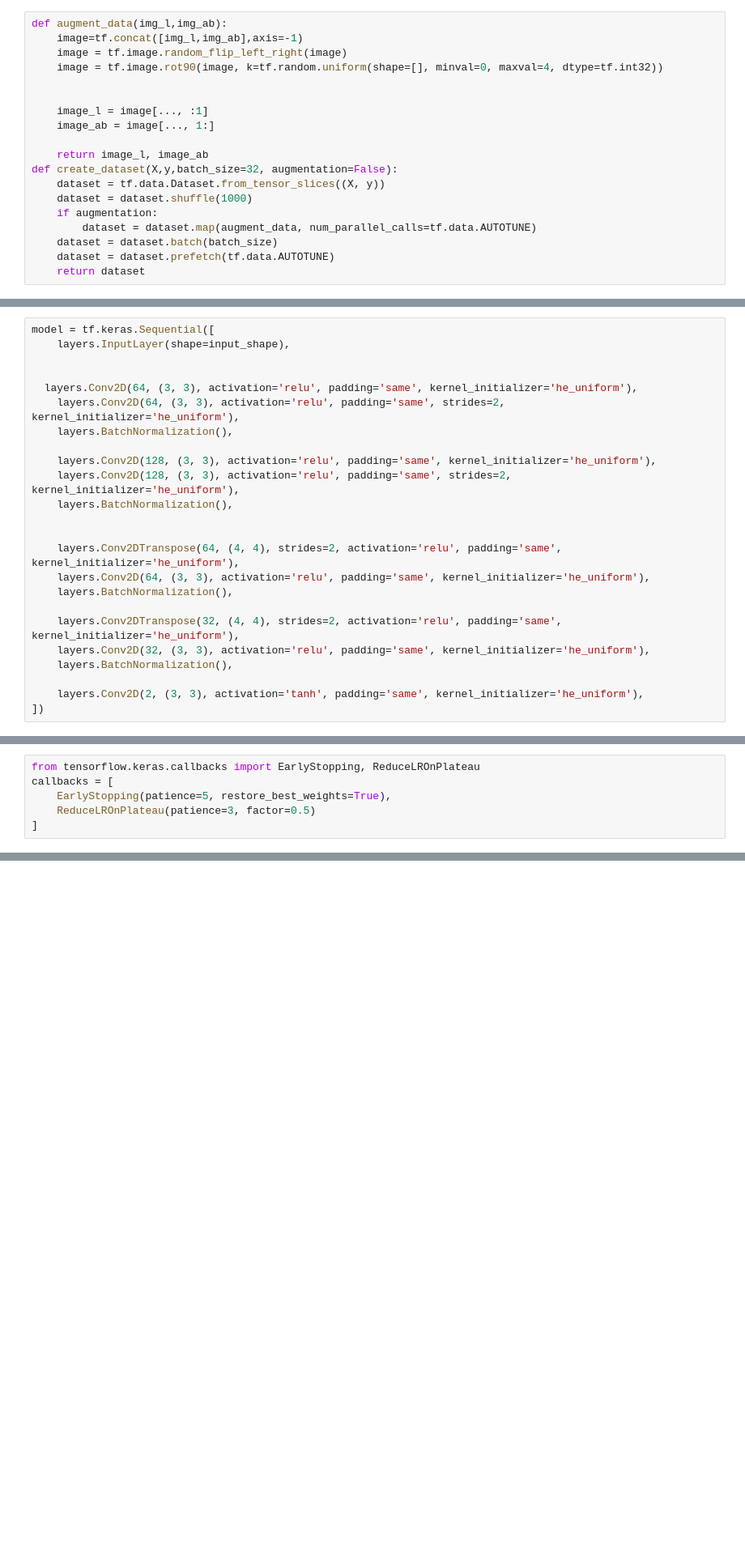
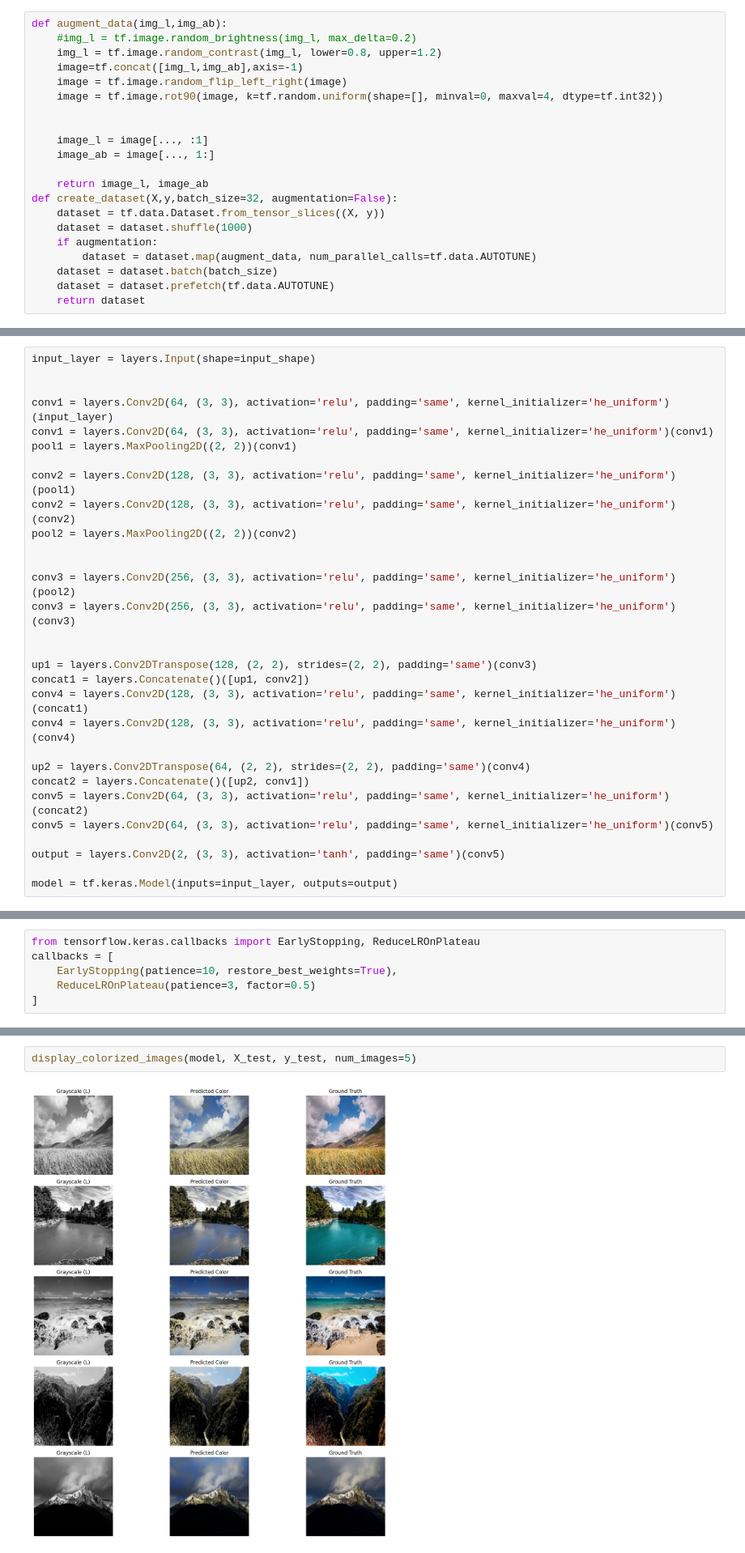
Before and after one commit to pponikwia02/CNN-Colorization, a Jupyter notebook: model_upgraded.ipynb, the cells around one changed output, grey strips where cells are left out. Shown at 81% size. Drawn from its saved outputs; the diff is of its cells as text; blank space fills up the shorter version.

Commit message:
trained new model

```diff
--- a/model_upgraded.ipynb
+++ b/model_upgraded.ipynb
@@ -18,5 +18,7 @@ IMG_DIM =(224,224)
 # %%
 def augment_data(img_l,img_ab):
+    #img_l = tf.image.random_brightness(img_l, max_delta=0.2)
+    img_l = tf.image.random_contrast(img_l, lower=0.8, upper=1.2)
     image=tf.concat([img_l,img_ab],axis=-1)
     image = tf.image.random_flip_left_right(image)
     image = tf.image.rot90(image, k=tf.random.uniform(shape=[], minval=0, maxval=4, dtype=tf.int32))
@@ -105,27 +109,33 @@ print(input_shape)
 # %%
-model = tf.keras.Sequential([
-    layers.InputLayer(shape=input_shape),
+input_layer = layers.Input(shape=input_shape)
 
 
-  layers.Conv2D(64, (3, 3), activation='relu', padding='same', kernel_initializer='he_uniform'),
-    layers.Conv2D(64, (3, 3), activation='relu', padding='same', strides=2, kernel_initializer='he_uniform'),
-    layers.BatchNormalization(),
+conv1 = layers.Conv2D(64, (3, 3), activation='relu', padding='same', kernel_initializer='he_uniform')(input_layer)
+conv1 = layers.Conv2D(64, (3, 3), activation='relu', padding='same', kernel_initializer='he_uniform')(conv1)
+pool1 = layers.MaxPooling2D((2, 2))(conv1)
 
-    layers.Conv2D(128, (3, 3), activation='relu', padding='same', kernel_initializer='he_uniform'),
-    layers.Conv2D(128, (3, 3), activation='relu', padding='same', strides=2, kernel_initializer='he_uniform'),
-    layers.BatchNormalization(),
+conv2 = layers.Conv2D(128, (3, 3), activation='relu', padding='same', kernel_initializer='he_uniform')(pool1)
+conv2 = layers.Conv2D(128, (3, 3), activation='relu', padding='same', kernel_initializer='he_uniform')(conv2)
+pool2 = layers.MaxPooling2D((2, 2))(conv2)
 
 
-    layers.Conv2DTranspose(64, (4, 4), strides=2, activation='relu', padding='same', kernel_initializer='he_uniform'),
-    layers.Conv2D(64, (3, 3), activation='relu', padding='same', kernel_initializer='he_uniform'),
-    layers.BatchNormalization(),
+conv3 = layers.Conv2D(256, (3, 3), activation='relu', padding='same', kernel_initializer='he_uniform')(pool2)
+conv3 = layers.Conv2D(256, (3, 3), activation='relu', padding='same', kernel_initializer='he_uniform')(conv3)
 
-    layers.Conv2DTranspose(32, (4, 4), strides=2, activation='relu', padding='same', kernel_initializer='he_uniform'),
-    layers.Conv2D(32, (3, 3), activation='relu', padding='same', kernel_initializer='he_uniform'),
-    layers.BatchNormalization(),
 
-    layers.Conv2D(2, (3, 3), activation='tanh', padding='same', kernel_initializer='he_uniform'),
-])
+up1 = layers.Conv2DTranspose(128, (2, 2), strides=(2, 2), padding='same')(conv3)
+concat1 = layers.Concatenate()([up1, conv2])
+conv4 = layers.Conv2D(128, (3, 3), activation='relu', padding='same', kernel_initializer='he_uniform')(concat1)
+conv4 = layers.Conv2D(128, (3, 3), activation='relu', padding='same', kernel_initializer='he_uniform')(conv4)
+
+up2 = layers.Conv2DTranspose(64, (2, 2), strides=(2, 2), padding='same')(conv4)
+concat2 = layers.Concatenate()([up2, conv1])
+conv5 = layers.Conv2D(64, (3, 3), activation='relu', padding='same', kernel_initializer='he_uniform')(concat2)
+conv5 = layers.Conv2D(64, (3, 3), activation='relu', padding='same', kernel_initializer='he_uniform')(conv5)
+
+output = layers.Conv2D(2, (3, 3), activation='tanh', padding='same')(conv5)
+
+model = tf.keras.Model(inputs=input_layer, outputs=output)
 # %%
 
 model.compile(
@@ -136,7 +168,7 @@ model.summary()
 # %%
 from tensorflow.keras.callbacks import EarlyStopping, ReduceLROnPlateau
 callbacks = [
-    EarlyStopping(patience=5, restore_best_weights=True),
+    EarlyStopping(patience=10, restore_best_weights=True),
     ReduceLROnPlateau(patience=3, factor=0.5)
 ]
 # %%
@@ -150,0 +201,4 @@ history = model.fit(train_ds,
+# %%
+display_colorized_images(model, X_test, y_test, num_images=5)
+# %% [output]
+[figure, added]
```
Also changed, not shown: parts of 6 cells of this notebook.
